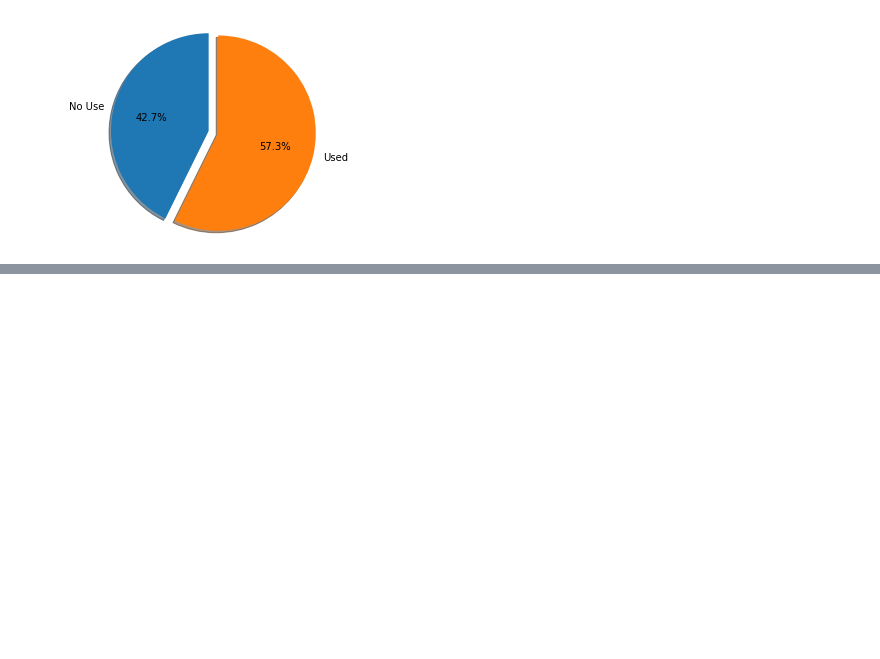
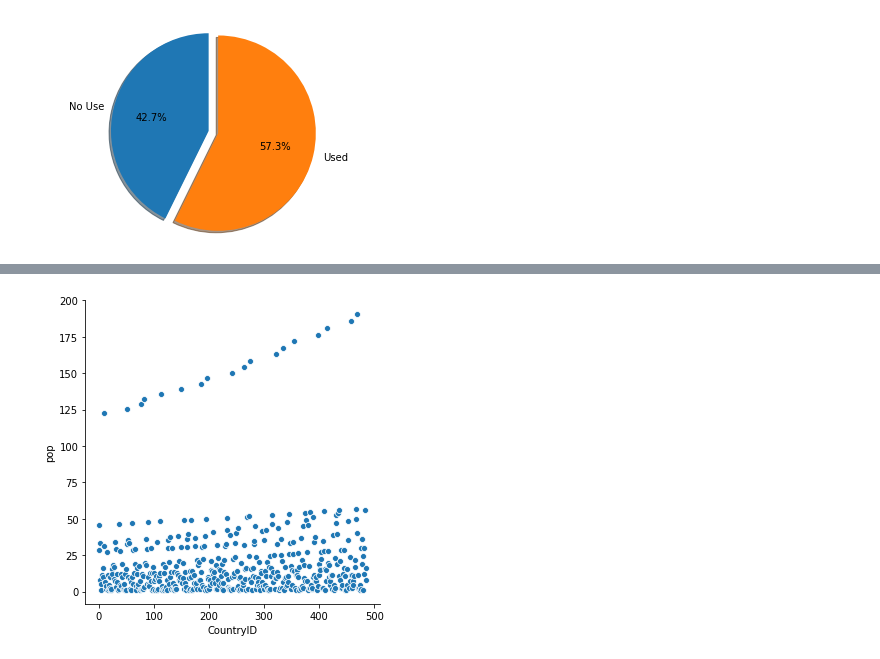
Before and after one commit to thiviyan98/ThiviyanNanthakumarCE888, a Jupyter notebook: Assignment1/Assignment1.ipynb, the cells around one changed output, grey strips where cells are left out. Drawn from its saved outputs; the diff is of its cells as text; code cells hidden in the pictures; blank space fills up the shorter version.

```diff
--- a/Assignment1/Assignment1.ipynb
+++ b/Assignment1/Assignment1.ipynb
@@ -322,0 +438,5 @@ plt.show()
+# %%
+## the population of each country in scatter graph form
+sns.relplot(x="CountryID", y="pop",data=africadf);
+# %% [output]
+[figure, added]
```
Also changed, not shown: parts of 41 cells of this notebook.
